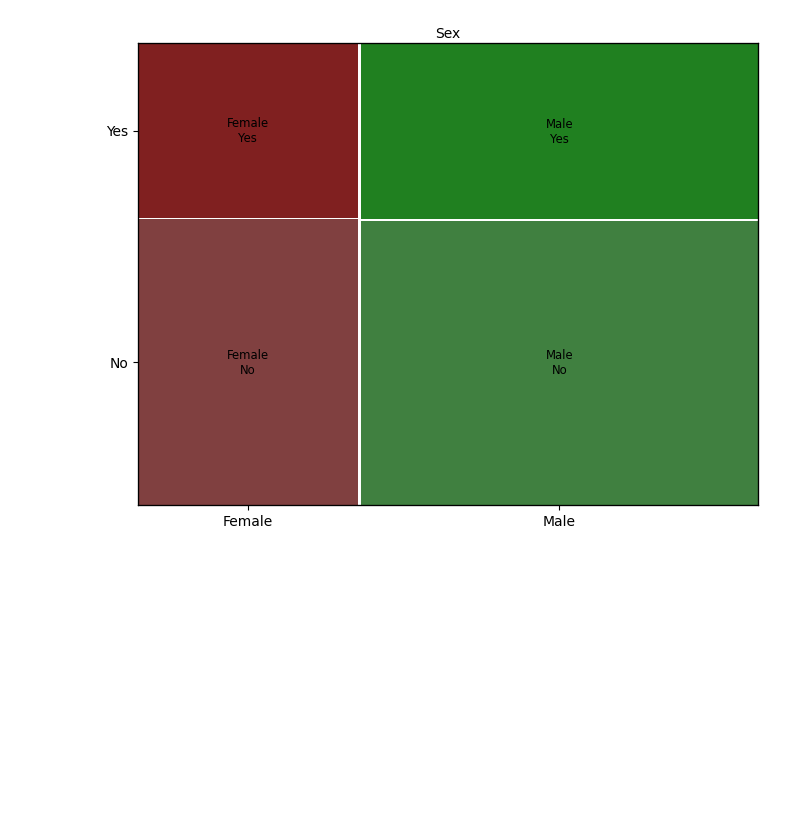
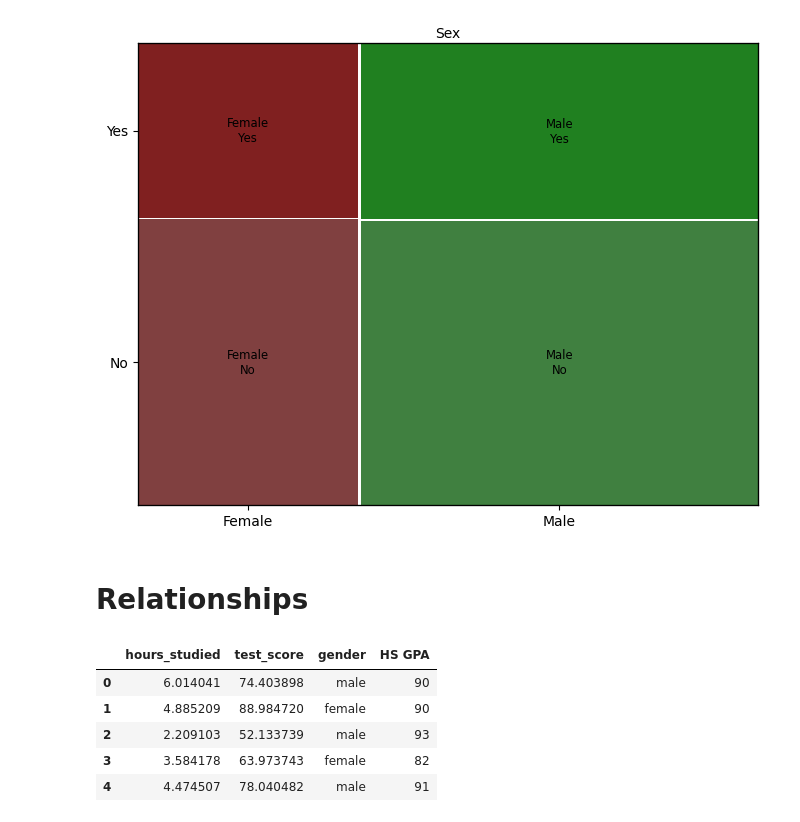
Before and after one commit to nickxscott/INFO658, a Jupyter notebook: notebooks/04_proportionsRelationships.ipynb, the cells around one changed output. Cells and saved outputs as stored; diff of their text form; code cells hidden in the pictures; blank space fills up the shorter version.

```diff
--- a/notebooks/04_proportionsRelationships.ipynb
+++ b/notebooks/04_proportionsRelationships.ipynb
@@ -199,3 +200,20 @@ plt.ylabel('Smoker Status within Sex') # Note: Y-axis label needs careful interp
 plt.show()
 # %% [output]
 [figure]
+# %% [markdown]
+# Relationships
+# %%
+df=pd.read_csv('data/study_hours_vs_test_scores.csv')
+#add gender
+g=['male' if i%2==0 else 'female' for i in df.index]
+hgpa=[random.randint(80,100) for i in df.index]
+df['gender']=g
+df['HS GPA']=hgpa
+df.head()
+# %% [output]
+|  | hours_studied | test_score | gender | HS GPA |
+| 0 | 6.014041 | 74.403898 | male | 90 |
+| 1 | 4.885209 | 88.984720 | female | 90 |
+| 2 | 2.209103 | 52.133739 | male | 93 |
+| 3 | 3.584178 | 63.973743 | female | 82 |
+| 4 | 4.474507 | 78.040482 | male | 91 |
```
Also changed, not shown: parts of 3 cells of this notebook, 1 other file.
